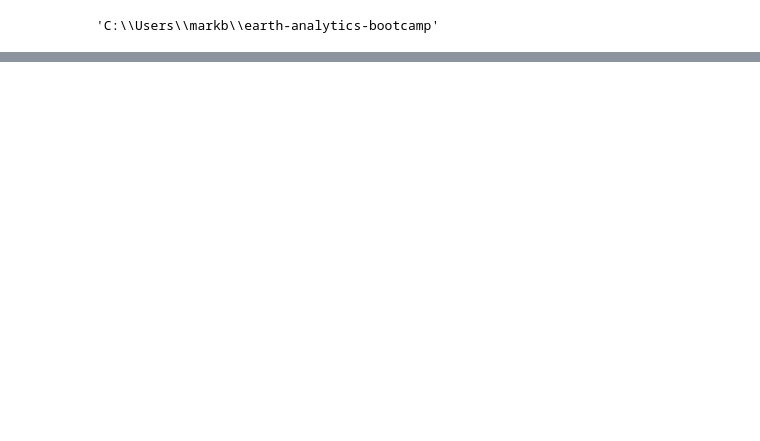
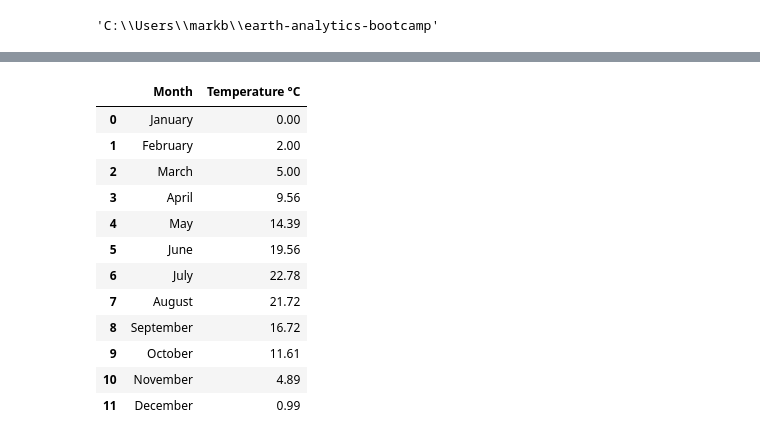
Before and after one commit to geo-py/ea-bootcamp-practice-data-structures, a Jupyter notebook: m-brown-practice-data-structures.ipynb, the cells around one changed output, grey strips where cells are left out. Saved outputs shown, nothing was run; the diff lists cells and outputs as text; code cells hidden in the pictures; blank space fills up the shorter version.

```diff
--- a/m-brown-practice-data-structures.ipynb
+++ b/m-brown-practice-data-structures.ipynb
@@ -127,0 +176,33 @@ os.getcwd()
+# %%
+# manually create a pandas dataframe
+
+df_avg_monthly_temp = pd.DataFrame(columns=["Month", "Temperature °C"],
+                                   data=[["January", 0.00],
+                                         ["February", 2.00],
+                                         ["March", 5.00],
+                                         ["April", 9.56],
+                                         ["May", 14.39],
+                                         ["June", 19.56],
+                                         ["July", 22.78],
+                                         ["August", 21.72],
+                                         ["September", 16.72],
+                                         ["October", 11.61],
+                                         ["November", 4.89],
+                                         ["December", 0.99]])
+
+# print new df
+df_avg_monthly_temp
+# %% [output]
+|  | Month | Temperature °C |
+| 0 | January | 0.00 |
+| 1 | February | 2.00 |
+| 2 | March | 5.00 |
+| 3 | April | 9.56 |
+| 4 | May | 14.39 |
+| 5 | June | 19.56 |
+| 6 | July | 22.78 |
+| 7 | August | 21.72 |
+| 8 | September | 16.72 |
+| 9 | October | 11.61 |
+| 10 | November | 4.89 |
+| 11 | December | 0.99 |
```
Also changed, not shown: parts of 19 cells of this notebook.
